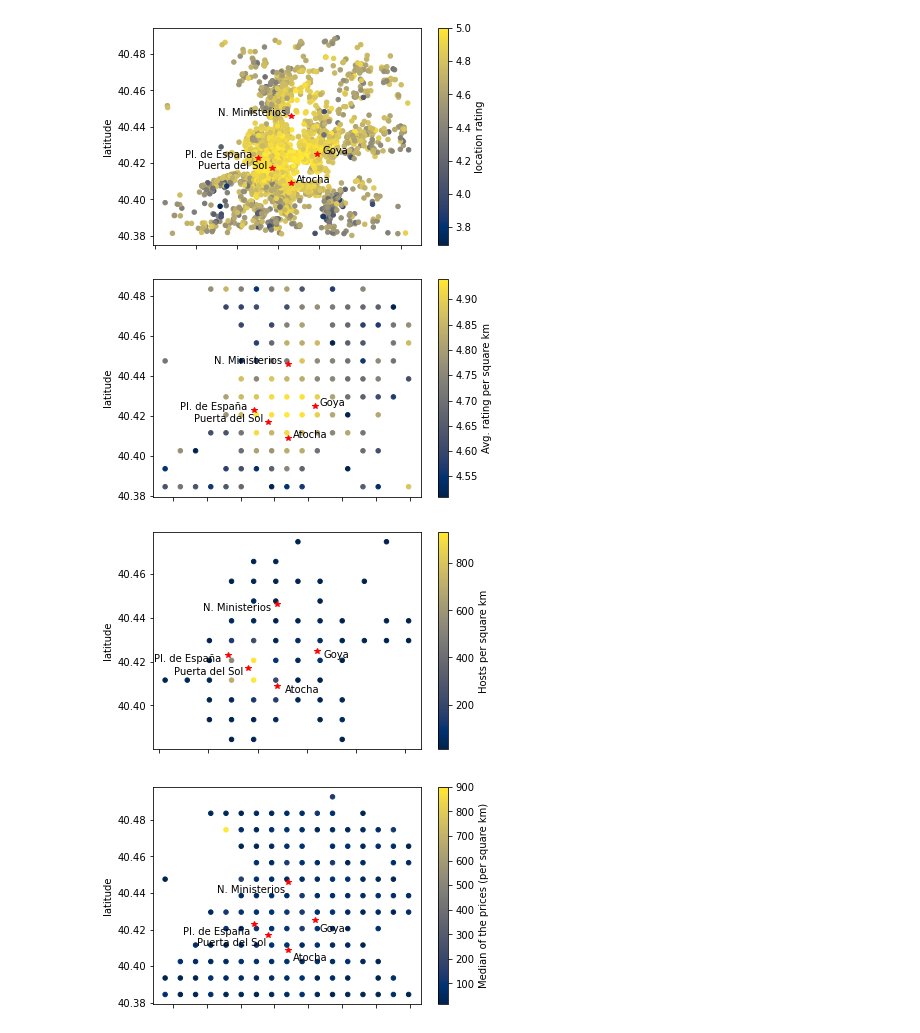
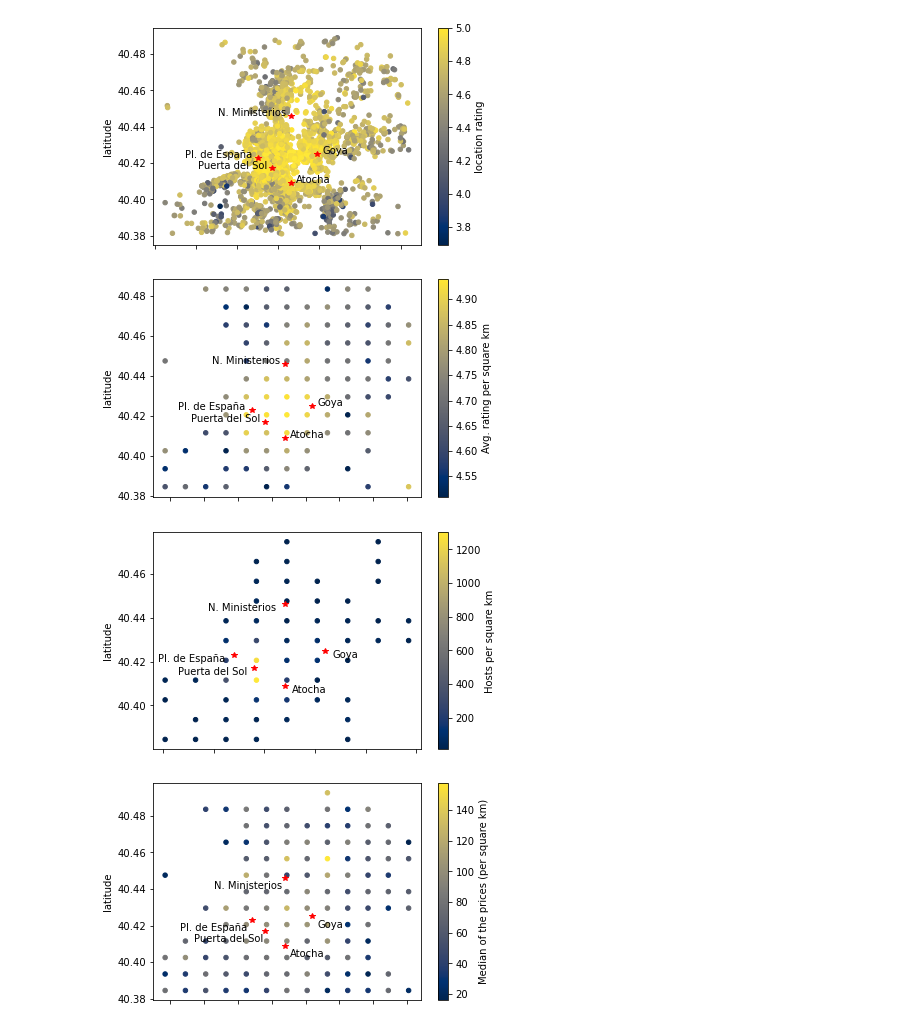
Before and after one commit to joseimedio/Airbnb-in-Madrid, a Jupyter notebook: Project I - AirBnB in Madrid.ipynb, the cells around one changed output. Drawn from its saved outputs; the diff is of its cells as text; code cells hidden in the pictures.

Commit message:
Update longitude and latitude degrees

```diff
--- a/Project I - AirBnB in Madrid.ipynb
+++ b/Project I - AirBnB in Madrid.ipynb
@@ -74,8 +74,9 @@ for x in range(2,5):
 # %%
 ### We'll go over the map and create a grid with average values for each small region (whose size we'll define below).
 
-# Define the step
-step = 0.009  # degrees in geographical coordinates -approximately 1km-
+# Define the step (approx. 1 km in both cases)
+step_long = 0.012
+step_lat = 0.009
 
 #Define the limits of the area we will go over
 min_long = min(df_zoom['longitude'])
@@ -84,24 +85,24 @@ min_lat  = min(df_zoom['latitude'])
 max_lat  = max(df_zoom['latitude'])
 
 # Find the amount of longitude and latitude subdivisions according to the step
-long_steps = math.ceil((max_long - min_long)/step)
-lat_steps = math.ceil((max_lat - min_lat)/step)
+long_steps = math.ceil((max_long - min_long)/step_long)
+lat_steps = math.ceil((max_lat - min_lat)/step_lat)
 # %%
 ################################################################
 ### 1.Where do people tend to give a higher location rating? ###
 ################################################################
 
 # Initialize the data frame where we'll store the results
-grid_scores = pd.DataFrame([[min_long-step, min_lat-step, float('nan')]],
+grid_scores = pd.DataFrame([[min_long-step_long, min_lat-step_lat, float('nan')]],
                                   columns=['longitude', 'latitude', 'rating'])
 
 # Go over the grid, calculate the average location rating for each region and add a row to the data frame
 for x in range(long_steps):
-    subset = df_zoom[(df_zoom['longitude'] > min_long + (x)*step) & (df_zoom['longitude'] < min_long + (x+1)*step)]
+    subset = df_zoom[(df_zoom['longitude'] > min_long + (x)*step_long) & (df_zoom['longitude'] < min_long + (x+1)*step_long)]
     for y in range(lat_steps):
-            aux = subset [(subset['latitude']   > min_lat + (y)*step)  & (subset['latitude']   < min_lat + (y+1)*step)]
+            aux = subset [(subset['latitude']   > min_lat + (y)*step_lat)  & (subset['latitude']   < min_lat + (y+1)*step_lat)]
             avg_loc_rating = round((aux['review_scores_location']).mean(), 2)
-            new_row = pd.DataFrame([[min_long+(x)*step, min_lat+(y)*step, avg_loc_rating]],
+            new_row = pd.DataFrame([[min_long+(x)*step_long, min_lat+(y)*step_lat, avg_loc_rating]],
                                   columns=['longitude', 'latitude', 'rating'])
             grid_scores = pd.concat([grid_scores, new_row], ignore_index=True)
 
@@ -113,7 +114,7 @@ minimum_score = 4.5
 grid_scores = grid_scores[grid_scores['rating'] > minimum_score]
 
 # Make a scatter plot
-df_plot = pd.DataFrame({'longitude': grid_scores['longitude']+step/2, 'latitude': grid_scores['latitude']+step/2, 'Avg. rating per square km': grid_scores['rating']})
+df_plot = pd.DataFrame({'longitude': grid_scores['longitude']+step_long/2, 'latitude': grid_scores['latitude']+step_lat/2, 'Avg. rating per square km': grid_scores['rating']})
 ax = df_plot.plot(kind='scatter', x='longitude', y='latitude', c='Avg. rating per square km', colormap='cividis')
 
 # Plot some geographical references
@@ -124,69 +125,72 @@ for x in range(2,5):
     ax.plot(geo_ref['longitude'][x], geo_ref['latitude'][x], "*r")
     ax.annotate(geo_ref['text'][x], (geo_ref['longitude'][x]-14.5*margin, geo_ref['latitude'][x]))
 # %% [output]
-[figure, old version]
+[figure, new version]
 # %%
 ######################################################
 ### 2.Where are there more options to choose from? ###
 ######################################################
 
 # Initialize the data frame where we'll store the results
-grid_density = pd.DataFrame([[min_long-step, min_lat-step, float('nan')]],
+grid_density = pd.DataFrame([[min_long-step_long, min_lat-step_lat, float('nan')]],
                                   columns=['longitude', 'latitude', 'density'])
 
 # Go over the grid, calculate the amount of accomodations per region
 for x in range(long_steps):
-    subset = df_zoom[(df_zoom['longitude'] > min_long + (x)*step) & (df_zoom['longitude'] < min_long + (x+1)*step)]
+    subset = df_zoom[(df_zoom['longitude'] > min_long + (x)*step_long) & (df_zoom['longitude'] < min_long + (x+1)*step_long)]
     for y in range(lat_steps):
-            aux = subset [(subset['latitude']   > min_lat + (y)*step)  & (subset['latitude']   < min_lat + (y+1)*step)]
+            aux = subset [(subset['latitude']   > min_lat + (y)*step_lat)  & (subset['latitude']   < min_lat + (y+1)*step_lat)]
             amount = aux.shape[0]
-            new_row = pd.DataFrame([[min_long+(x)*step, min_lat+(y)*step, amount]],
+            new_row = pd.DataFrame([[min_long+(x)*step_long, min_lat+(y)*step_lat, amount]],
                                   columns=['longitude', 'latitude', 'density'])
             grid_density = pd.concat([grid_density, new_row], ignore_index=True)
 
 # Remove the row used to initialize the data frame
 grid_density = grid_density.dropna()
 
 # Only display results over a specific value
 grid_density = grid_density[grid_density['density'] > 10]
 
 # Make a scatter plot
-df_plot = pd.DataFrame({'longitude': grid_density['longitude']+step/2, 'latitude': grid_density['latitude']+step/2, 'Hosts per square km': grid_density['density']})
+df_plot = pd.DataFrame({'longitude': grid_density['longitude']+step_long/2, 'latitude': grid_density['latitude']+step_lat/2, 'Hosts per square km': grid_density['density']})
 ax = df_plot.plot(kind='scatter', x='longitude', y='latitude', c='Hosts per square km', colormap='cividis')
 
 # Plot some geographical references
 for x in range(2):
     ax.plot(geo_ref['longitude'][x], geo_ref['latitude'][x], "*r")
     ax.annotate(geo_ref['text'][x], (geo_ref['longitude'][x]+margin, geo_ref['latitude'][x]-margin))
 for x in range(2,5):
     ax.plot(geo_ref['longitude'][x], geo_ref['latitude'][x], "*r")
     ax.annotate(geo_ref['text'][x], (geo_ref['longitude'][x]-10*margin, geo_ref['latitude'][x]-margin))
 # %% [output]
-[figure, old version]
+[figure, new version]
 # %%
 ###########################################
 ### 3.Are the best areas too expensive? ###
 ###########################################
 
 # Initialize the data frame where we'll store the results
-grid_price = pd.DataFrame([[min_long-step, min_lat-step, float('nan')]],
+grid_price = pd.DataFrame([[min_long-step_long, min_lat-step_lat, float('nan')]],
                                   columns=['longitude', 'latitude', 'price'])
 
 # Go over the grid, calculate the MEDIAN of the price in each region
 for x in range(long_steps):
-    subset = df_zoom[(df_zoom['longitude'] > min_long + (x)*step) & (df_zoom['longitude'] < min_long + (x+1)*step)]
+    subset = df_zoom[(df_zoom['longitude'] > min_long + (x)*step_long) & (df_zoom['longitude'] < min_long + (x+1)*step_long)]
     for y in range(lat_steps):
-            aux = subset [(subset['latitude']   > min_lat + (y)*step)  & (subset['latitude']   < min_lat + (y+1)*step)]
+            aux = subset [(subset['latitude']   > min_lat + (y)*step_lat)  & (subset['latitude']   < min_lat + (y+1)*step_lat)]
             avg_price = round((aux['price']).median(), 2)
-            new_row = pd.DataFrame([[min_long+(x)*step, min_lat+(y)*step, avg_price]],
+            new_row = pd.DataFrame([[min_long+(x)*step_long, min_lat+(y)*step_lat, avg_price]],
                                   columns=['longitude', 'latitude', 'price'])
             grid_price = pd.concat([grid_price, new_row], ignore_index=True)
 
 # Remove the row used to initialize the data frame
 grid_price = grid_price.dropna()
 
+# Remove outliers for a better visualization
+grid_price = grid_price[grid_price['price']<400]
+
 # Make a scatter plot according to location rating
-df_plot = pd.DataFrame({'longitude': grid_price['longitude']+step/2, 'latitude': grid_price['latitude']+step/2, 'Median of the prices (per square km)': grid_price['price']})
+df_plot = pd.DataFrame({'longitude': grid_price['longitude']+step_long/2, 'latitude': grid_price['latitude']+step_lat/2, 'Median of the prices (per square km)': grid_price['price']})
 ax = df_plot.plot(kind='scatter', x='longitude', y='latitude', c='Median of the prices (per square km)', colormap='cividis')
 
 # Plot some geographical references
@@ -197,4 +201,4 @@ for x in range(2,5):
     ax.plot(geo_ref['longitude'][x], geo_ref['latitude'][x], "*r")
     ax.annotate(geo_ref['text'][x], (geo_ref['longitude'][x]-14*margin, geo_ref['latitude'][x]-2*margin))
 # %% [output]
-[figure, old version]
+[figure, new version]
```
Also changed, not shown: parts of 1 cell of this notebook.
